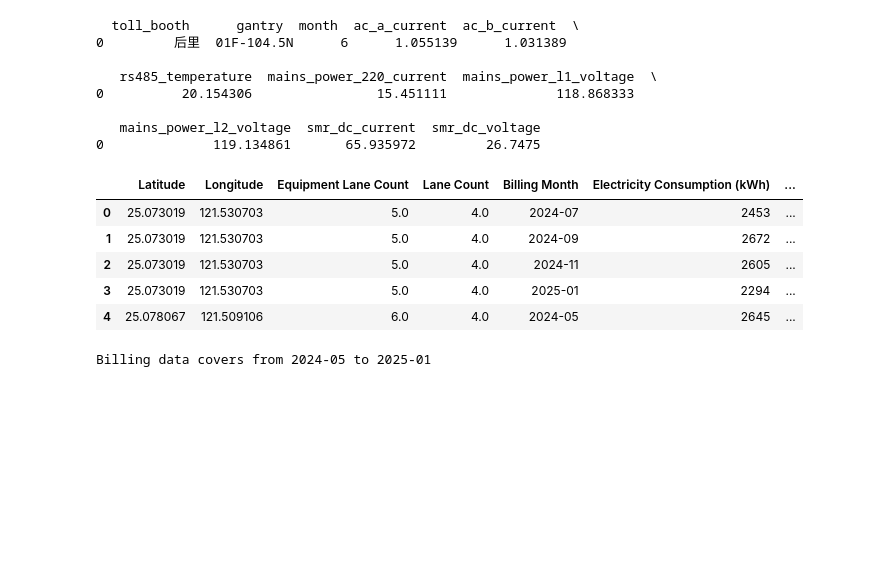
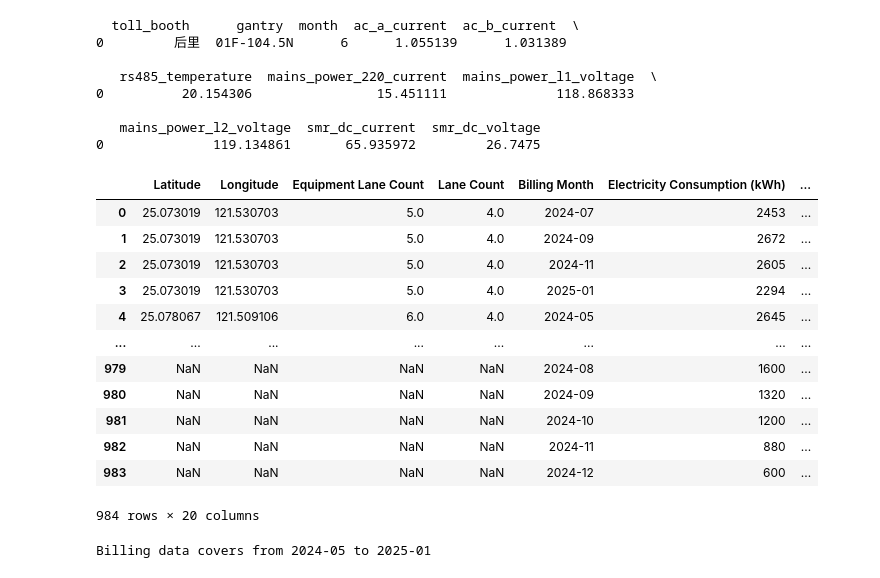
Before and after one commit to PauloWgDev/PowerConsumtionPrediction, a Jupyter notebook: Pre Processing/PreprocessPowerConsumption.ipynb, the cells around one changed output. Drawn from its saved outputs; the diff is of its cells as text; code cells hidden in the pictures; blank space fills up the shorter version.

Commit message:
Prepare Electricity Dataset for Training

```diff
--- a/Pre Processing/PreprocessPowerConsumption.ipynb
+++ b/Pre Processing/PreprocessPowerConsumption.ipynb
@@ -381,14 +381,21 @@ print(somc_df.head(1))
 # %%
 electricity_path = "../Clean Data/cleaned Electricity of the toll station-phase 1.csv"
 electricity_df = pd.read_csv(electricity_path)
-electricity_df.head()
+electricity_df
 # %% [output]
 |  | Latitude | Longitude | Equipment Lane Count | Lane Count | Billing Month | Electricity Consumption (kWh) | ... |
 | 0 | 25.073019 | 121.530703 | 5.0 | 4.0 | 2024-07 | 2453 | ... |
 | 1 | 25.073019 | 121.530703 | 5.0 | 4.0 | 2024-09 | 2672 | ... |
 | 2 | 25.073019 | 121.530703 | 5.0 | 4.0 | 2024-11 | 2605 | ... |
 | 3 | 25.073019 | 121.530703 | 5.0 | 4.0 | 2025-01 | 2294 | ... |
 | 4 | 25.078067 | 121.509106 | 6.0 | 4.0 | 2024-05 | 2645 | ... |
+| ... | ... | ... | ... | ... | ... | ... | ... |
+| 979 | NaN | NaN | NaN | NaN | 2024-08 | 1600 | ... |
+| 980 | NaN | NaN | NaN | NaN | 2024-09 | 1320 | ... |
+| 981 | NaN | NaN | NaN | NaN | 2024-10 | 1200 | ... |
+| 982 | NaN | NaN | NaN | NaN | 2024-11 | 880 | ... |
+| 983 | NaN | NaN | NaN | NaN | 2024-12 | 600 | ... |
+984 rows × 20 columns
 # %%
 # Step 1: Extract current column list
 cols = list(electricity_df.columns)
```
Also changed, not shown: parts of 6 cells of this notebook.
